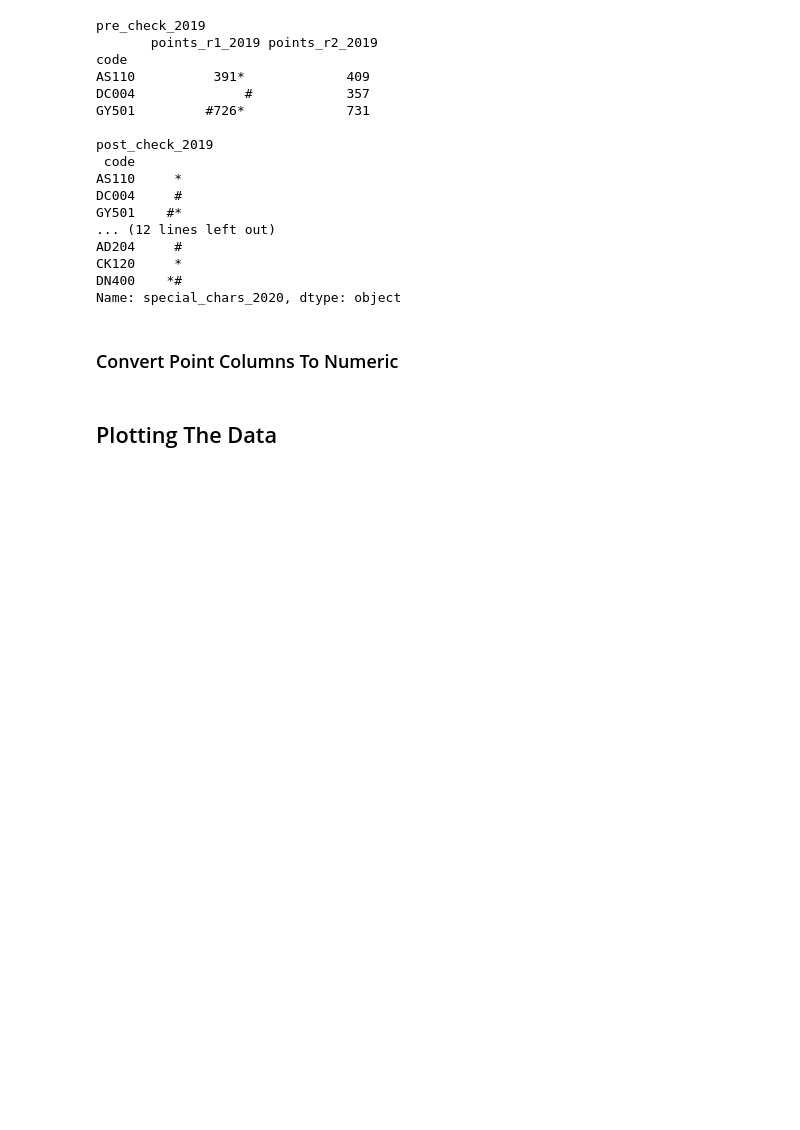
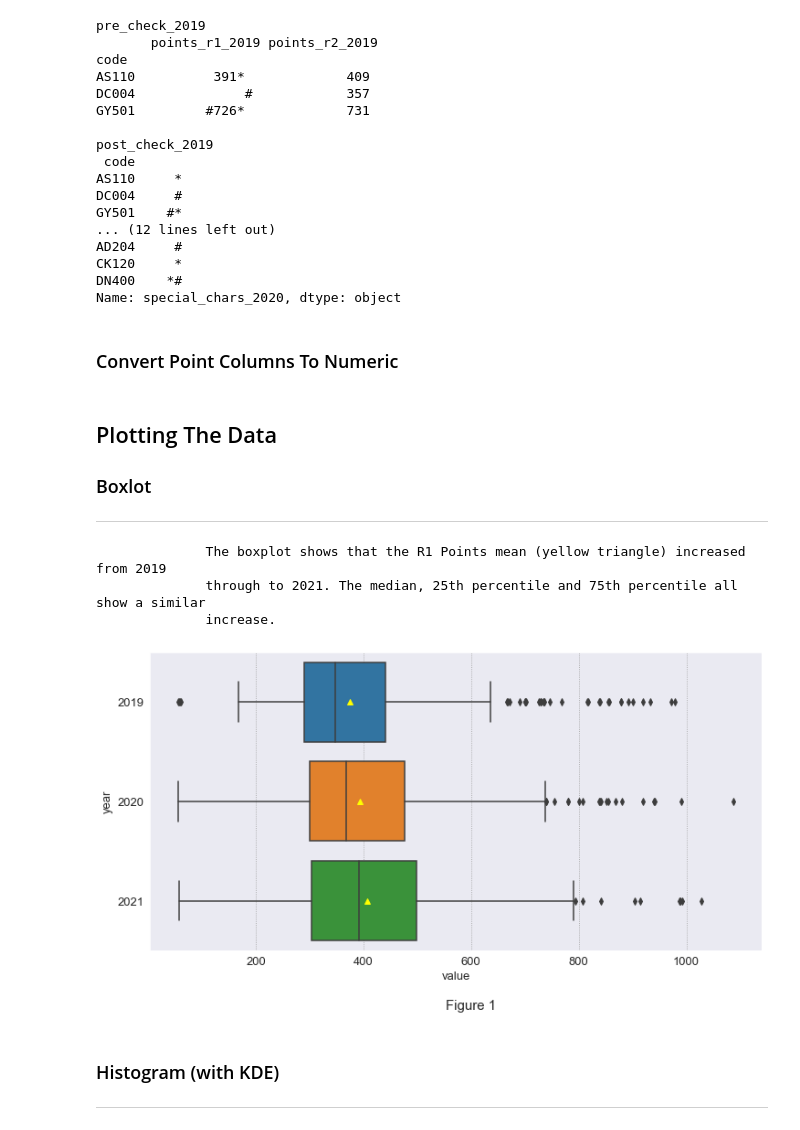
Before and after one commit to CiaranMoran27/playing_with_jupyter, a Jupyter notebook: cao.ipynb, the cells around one changed output. Drawn from its saved outputs; the diff is of its cells as text; code cells hidden in the pictures; blank space fills up the shorter version.

```diff
--- a/cao.ipynb
+++ b/cao.ipynb
@@ -458,6 +460,7 @@ for col in all_courses.columns:
     # conver all cols to numeric, cast erros as NaN
     if 'points' in col:
         all_courses[col]  = pd.to_numeric(all_courses[col], errors = 'coerce')
-    all_courses.to_csv('after numeric.csv')
 # %% [markdown]
 ## Plotting The Data
+### Boxlot
+***
@@ -464 +472,31 @@ for col in all_courses.columns:
+# %%
+points_cols = ['points_r1_2019', 'points_r1_2020', 'points_r1_2021']
+
+# unpivot df from wide to long (this will allow use of hue parameter in seaborn boxplot)
+melted_df = pd.melt(all_courses.reset_index(), id_vars=['category'], value_vars = points_cols)
+
+# add year col
+melted_df['year'] = np.where(melted_df['variable'].str.contains('2021'), '2021',
+                       np.where(melted_df['variable'].str.contains('2020'), '2020',
+                               np.where(melted_df['variable'].str.contains('2019'), '2019', '')))
+
+fig, ax = plt.subplots(figsize = (12, 6))
+plt.figtext(0.5, -0.025, 'Figure 1', wrap = True, fontsize = 15)
+
+# R1 Boxplot, filter melted df variable col by r1 points
+sns.boxplot(data = melted_df[melted_df['variable'].isin(points_cols[:3])], x = 'value', y = 'year', showmeans = True,
+            meanprops={'markerfacecolor':'yellow', 'markeredgecolor':'yellow'})
+
+string_spacer = [' ' * 14 for i in range(3)]
+print('\n{}The boxplot shows that the R1 Points mean (yellow triangle) increased from 2019 \n\
+{}through to 2021. The median, 25th percentile and 75th percentile all show a similar\n\
+{}increase.\n'.format(*string_spacer))
+# %% [output]
+              The boxplot shows that the R1 Points mean (yellow triangle) increased from 2019
+              through to 2021. The median, 25th percentile and 75th percentile all show a similar
+              increase.
+[figure, added]
+# %% [markdown]
+### Histogram (with KDE)
+***
 # %%
```
Also changed, not shown: parts of 22 cells of this notebook, 3 other files.
